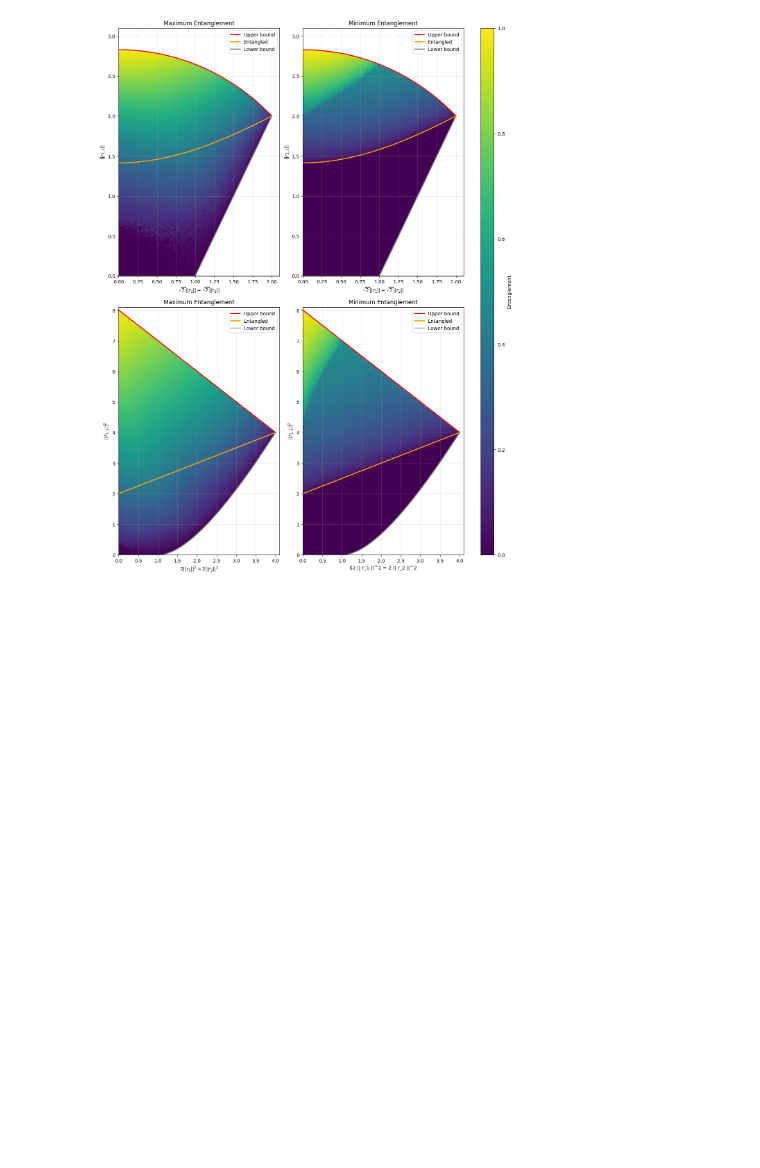
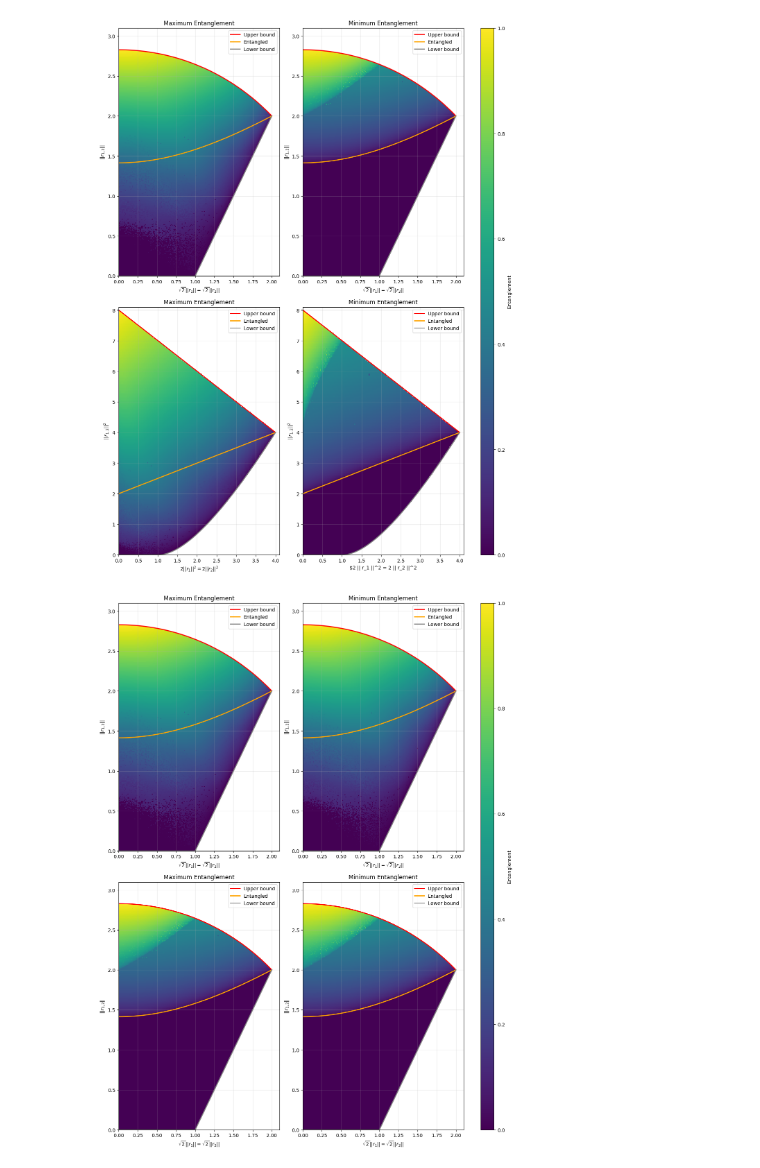
Before and after one commit to Garcia-Velo/-2024--bloch-lengths, a Jupyter notebook: notebooks/post/two_qutrits/sym_plane.ipynb, the cells around one changed output. Cells and saved outputs as stored; diff of their text form; code cells hidden in the pictures; blank space fills up the shorter version.

```diff
--- a/notebooks/post/two_qutrits/sym_plane.ipynb
+++ b/notebooks/post/two_qutrits/sym_plane.ipynb
@@ -15,11 +15,15 @@ data_dir, plots_dir = get_experiment_paths(__vsc_ipynb_file__)
 # %% [markdown]
 # Importations and definitions
 # %%
-ent = np.load(data_dir / "trace_norm.npz")
-ent_max = compute_negativity(trace_norm_pt=ent["max"])
-ent_min = compute_negativity(trace_norm_pt=ent["min"])
+ent_num = np.load(data_dir / "trace_norm.npz")
+ent_exact = np.load(data_dir / "trace_norm_exact.npz")
 
-Dt, Dz = ent["max"].shape
+ent_max_num = compute_negativity(trace_norm_pt=ent_num["max"])
+ent_min_num = compute_negativity(trace_norm_pt=ent_num["min"])
+ent_max_exact = compute_negativity(trace_norm_pt=ent_exact["max"])
+ent_min_exact = compute_negativity(trace_norm_pt=ent_exact["min"])
+
+Dt, Dz = ent_num["max"].shape
 t = np.linspace(0, 2, Dt)
 x = t / np.sqrt(2)
 z = np.linspace(0, 2*np.sqrt(2), Dz)
@@ -88,3 +92,64 @@ ax[1, 1].grid(True, alpha=0.3)
 plt.show()
 # %% [output]
 [figure]
+# %%
+fig, ax = plt.subplots(2, 2, figsize=(12, 16), constrained_layout=True)
+
+mesh0 = ax[0, 0].pcolormesh(np.sqrt(2) * X, Z, ent_max_num, shading='auto', cmap='viridis', vmin=0, vmax=1)
+mesh1 = ax[0, 1].pcolormesh(np.sqrt(2) * X, Z, ent_max_exact, shading='auto', cmap='viridis', vmin=0, vmax=1)
+mesh3 = ax[1, 0].pcolormesh(np.sqrt(2) * X, Z, ent_min_num, shading='auto', cmap='viridis', vmin=0, vmax=1)
+mesh4 = ax[1, 1].pcolormesh(np.sqrt(2) * X, Z, ent_min_exact, shading='auto', cmap='viridis', vmin=0, vmax=1)
+
+cbar = fig.colorbar(mesh1, ax=ax.ravel().tolist(), label='Entanglement',
+                    pad=0.05, aspect=40, shrink=1)
+
+cbar.set_ticks(list(np.linspace(0, 1, 6)))
+
+ax[0, 0].set(xlabel = r"$\sqrt{2} || r_1 || = \sqrt{2} || r_2 ||$", ylabel = r"$||r_{1, 2}||$",
+             xlim = (0, 2.1), ylim = (0, 3.1), title = "Maximum Entanglement")
+ax[0, 1].set(xlabel = r"$\sqrt{2} || r_1 || = \sqrt{2} || r_2 ||$", ylabel = r"$||r_{1, 2}||$",
+             xlim = (0, 2.1), ylim = (0, 3.1), title = "Minimum Entanglement")
+ax[1, 0].set(xlabel = r"$\sqrt{2} || r_1 || = \sqrt{2} || r_2 ||$", ylabel = r"$||r_{1, 2}||$",
+             xlim = (0, 2.1), ylim = (0, 3.1), title = "Maximum Entanglement")
+ax[1, 1].set(xlabel = r"$\sqrt{2} || r_1 || = \sqrt{2} || r_2 ||$", ylabel = r"$||r_{1, 2}||$",
+             xlim = (0, 2.1), ylim = (0, 3.1), title = "Minimum Entanglement")
+
+t = np.linspace(0, 2, 1000)
+x = t / np.sqrt(2)
+
+z_upper = compute_bipartite_region_upper(3, x, x)
+z_ent = compute_bipartite_region_ent(3, x, x)
+z_lower = compute_bipartite_region_lower([3, 3], x, x)
+
+ax[0, 0].plot(t, z_upper, 'red', linewidth=2, label='Upper bound')
+ax[0, 0].plot(t, z_ent, 'orange', linewidth=2, label='Entangled')
+ax[0, 0].plot(t, z_lower, 'grey', linewidth=2, label='Lower bound')
+#ax[0, 0].plot(t, z_sep, 'blue', linewidth=2, label='Separable')
+
+ax[0, 1].plot(t, z_upper, 'red', linewidth=2, label='Upper bound')
+ax[0, 1].plot(t, z_ent, 'orange', linewidth=2, label='Entangled')
+ax[0, 1].plot(t, z_lower, 'grey', linewidth=2, label='Lower bound')
+#ax[0, 1].plot(t, z_sep, 'blue', linewidth=2, label='Separable')
+
+ax[1, 0].plot(t, z_upper, 'red', linewidth=2, label='Upper bound')
+ax[1, 0].plot(t, z_ent, 'orange', linewidth=2, label='Entangled')
+ax[1, 0].plot(t, z_lower, 'grey', linewidth=2, label='Lower bound')
+#ax[1, 0].plot(t, z_sep, 'blue', linewidth=2, label='Separable')
+
+ax[1, 1].plot(t, z_upper, 'red', linewidth=2, label='Upper bound')
+ax[1, 1].plot(t, z_ent, 'orange', linewidth=2, label='Entangled')
+ax[1, 1].plot(t, z_lower, 'grey', linewidth=2, label='Lower bound')
+#ax[1, 1].plot(t, z_sep, 'blue', linewidth=2, label='Separable'
+
+ax[0, 0].legend(loc='upper right')
+ax[0, 1].legend(loc='upper right')
+ax[1, 0].legend(loc='upper right')
+ax[1, 1].legend(loc='upper right')
+ax[0, 0].grid(True, alpha=0.3)
+ax[0, 1].grid(True, alpha=0.3)
+ax[1, 0].grid(True, alpha=0.3)
+ax[1, 1].grid(True, alpha=0.3)
+
+plt.show()
+# %% [output]
+[figure, added]
```
Also changed, not shown: parts of 1 cell of this notebook, 8 other files.
